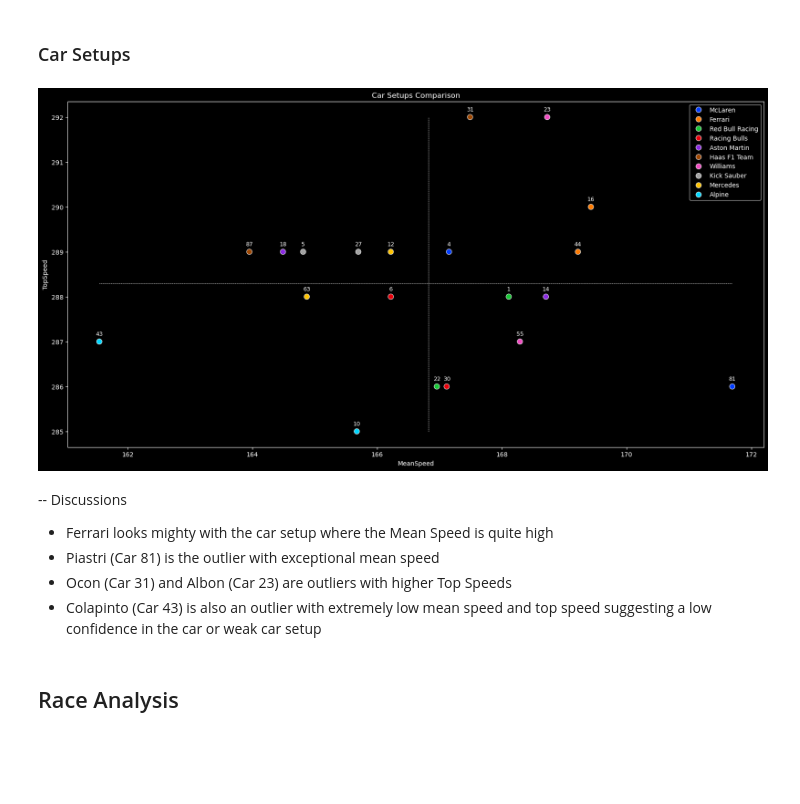
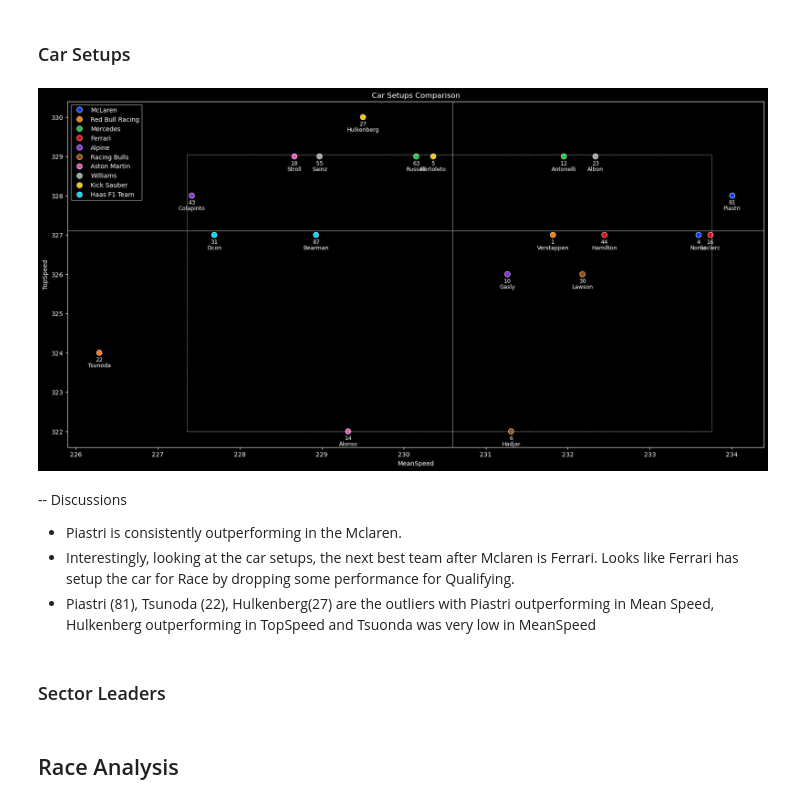
Before and after one commit to Sanket-g-75/F1_Analysis, a Jupyter notebook: code.ipynb, the cells around one changed output. Saved outputs shown, nothing was run; the diff lists cells and outputs as text; code cells hidden in the pictures; blank space fills up the shorter version.

```diff
--- a/code.ipynb
+++ b/code.ipynb
@@ -16,6 +16,6 @@ import fastf1.plotting
 # %% [markdown]
 ## Data
 # %%
-session = fastf1.get_session(2025,'Monaco','R')
+session = fastf1.get_session(2025,'Spain','Q')
 session.load(laps=True, weather=True, telemetry=True)
 # %% [output]
@@ -40,0 +56,5 @@ core           INFO     Finished loading data for 20 drivers: ['4', '16', '81',
+# %%
+for i, row in session.laps.pick_accurate().iterrows():
+    test = pd.DataFrame(row.get_telemetry(frequency=30))
+    print(row[['Driver','DriverNumber','LapNumber']])
+    break
@@ -136,36 +167,45 @@ car_setups = []
 # %%
 for i in session.drivers:
     try:
-        car_setups.append([i,session.get_driver(i)['TeamName'],session.laps.pick_drivers(i).pick_fastest().get_telemetry().Speed.mean(),session.laps.pick_drivers(i).pick_fastest().get_telemetry().Speed.max()])
+        car_setups.append([i,session.get_driver(i)['LastName'],session.get_driver(i)['TeamName'],session.laps.pick_drivers(i).pick_fastest().get_telemetry().Speed.mean(),session.laps.pick_drivers(i).pick_fastest().get_telemetry().Speed.max()])
     except:
         pass
 # %%
-car_setups = pd.DataFrame(car_setups,columns=['Driver','Team','MeanSpeed','TopSpeed'])
+car_setups = pd.DataFrame(car_setups,columns=['Driver','DriverName','Team','MeanSpeed','TopSpeed'])
 car_setups['SpeedRatio'] = car_setups['MeanSpeed']/car_setups['TopSpeed']
 car_setups['SpeedRatio'] = car_setups['SpeedRatio'].apply(lambda x : np.round(x,3))
 # %%
 plt.figure(figsize=(20,10))
 sns.scatterplot(data=car_setups,x='MeanSpeed',y='TopSpeed',hue='Team',palette='bright',s=75)
-plt.hlines(car_setups['TopSpeed'].mean(),xmin=car_setups['MeanSpeed'].min(),xmax=car_setups['MeanSpeed'].max(),linestyles='dashed',linewidth=0.5)
-plt.vlines(car_setups['MeanSpeed'].mean(),ymin=car_setups['TopSpeed'].min(),ymax=car_setups['TopSpeed'].max(),linestyles='dashed',linewidth=0.5)
+
+plt.axhline(car_setups['TopSpeed'].mean(),linewidth=0.5)
+plt.hlines(car_setups['TopSpeed'].quantile(0.05),xmin=car_setups['MeanSpeed'].quantile(0.05),xmax=car_setups['MeanSpeed'].quantile(0.95),linestyle='dashed',linewidth=0.5)
+plt.hlines(car_setups['TopSpeed'].quantile(0.95),xmin=car_setups['MeanSpeed'].quantile(0.05),xmax=car_setups['MeanSpeed'].quantile(0.95),linestyle='dashed',linewidth=0.5)
+
+plt.axvline(car_setups['MeanSpeed'].mean(),linewidth=0.5)
+plt.vlines(car_setups['MeanSpeed'].quantile(0.05),ymin=car_setups['TopSpeed'].quantile(0.05),ymax=car_setups['TopSpeed'].quantile(0.95),linestyle='dashed',linewidth=0.5)
+plt.vlines(car_setups['MeanSpeed'].quantile(0.95),ymin=car_setups['TopSpeed'].quantile(0.05),ymax=car_setups['TopSpeed'].quantile(0.95),linestyle='dashed',linewidth=0.5)
+
 
 for _, row in car_setups.iterrows():
-    plt.text(row['MeanSpeed'], row['TopSpeed']+0.1, f'{row['Driver']}', fontsize=9, ha='center', va='bottom')
+    plt.text(row['MeanSpeed'], row['TopSpeed']-0.25, f'{row['Driver']}', fontsize=9, ha='center', va='bottom')
+    plt.text(row['MeanSpeed'], row['TopSpeed']-0.25, f'{row['DriverName']}', fontsize=9, ha='center', va='top')
 
 plt.legend()
 plt.title('Car Setups Comparison')
 plt.savefig(f'{format(session.session_info['StartDate'],'%Y')}_{session.session_info['Meeting']['Location']}_{session.session_info['Type']}_CarSetups.png')
 
 plt.show()
 # %% [output]
-[figure, old version]
+[figure, new version]
 # %% [markdown]
 -- Discussions
 
-- Ferrari looks mighty with the car setup where the Mean Speed is quite high
-- Piastri (Car 81) is the outlier with exceptional mean speed
-- Ocon (Car 31) and Albon (Car 23) are outliers with higher Top Speeds
-- Colapinto (Car 43) is also an outlier with extremely low mean speed and top speed suggesting a low confidence in the car or weak car setup
+- Piastri is consistently outperforming in the Mclaren.
+- Interestingly, looking at the car setups, the next best team after Mclaren is Ferrari. Looks like Ferrari has setup the car for Race by dropping some performance for Qualifying.
+- Piastri (81), Tsunoda (22), Hulkenberg(27) are the outliers with Piastri outperforming in Mean Speed, Hulkenberg outperforming in TopSpeed and Tsuonda was very low in MeanSpeed
+# %% [markdown]
+### Sector Leaders
 # %% [markdown]
 ## Race Analysis
 # %% [markdown]
```
Also changed, not shown: parts of 10 cells of this notebook, 2 other files.
